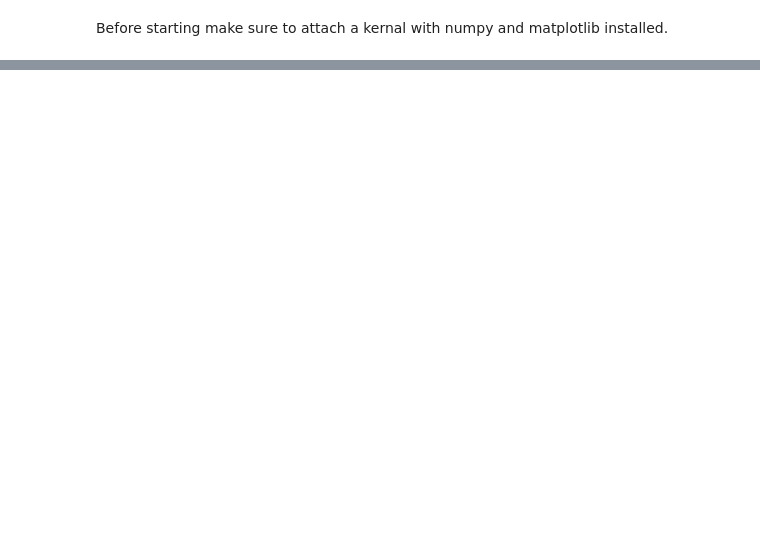
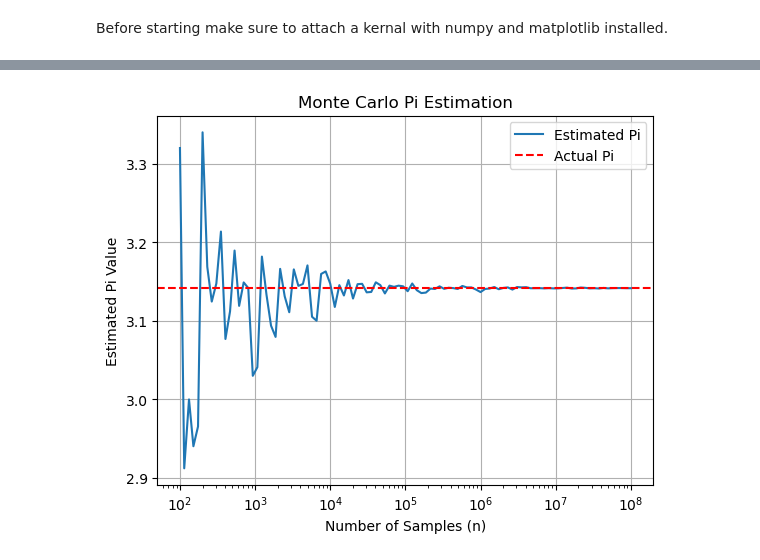
Before and after one commit to BrockBadeaux14/MonteCarloMethodProject, a Jupyter notebook: notebooks/badeaux_brock.ipynb, the cells around one changed output, grey strips where cells are left out. Cells and saved outputs as stored; diff of their text form; code cells hidden in the pictures; blank space fills up the shorter version.

```diff
--- a/notebooks/badeaux_brock.ipynb
+++ b/notebooks/badeaux_brock.ipynb
@@ -34,35 +79,22 @@ def estimate_pi(n):
 # %%
 #Part 2 Convergence with n_range
-#make n_range by estimation type array to store pi estimates for differnt functions
-
 n_range = np.logspace(2, 8, num = 100, base=10, dtype = 'int64')
-est_pi_list = np.zeros((100,), dtype=np.float64)
+pi_est_list = np.zeros((100,), dtype=np.float64)
 error_list = np.zeros((100,), dtype=np.float64)
 
 for i, n in enumerate(n_range):
-    est_pi = estimate_pi(n)
-    est_pi_list[i] = est_pi
-    error_list[i] = abs(est_pi - pi)
+    pi_est = estimate_pi(n)
+    pi_est_list[i] = pi_est
+    error_list[i] = abs(pi_est - pi)
 
 #Plotting results
-plt.figure(figsize=(10,5))
-plt.subplot(1,2,1)
-plt.plot(n_range, est_pi_list, label='Estimated Pi')
+plt.plot(n_range, pi_est_list , label='Estimated Pi')
 plt.axhline(y=pi, color='r', linestyle='--', label='Actual Pi')
 plt.xscale('log')
 plt.xlabel('Number of Samples (n)')
 plt.ylabel('Estimated Pi Value')
 plt.title('Monte Carlo Pi Estimation')
 plt.legend()
 plt.grid()
-plt.subplot(1,2,2)
-plt.plot(n_range, error_list, label='Absolute Error', color='orange')
-plt.xscale('log')
-plt.yscale('log')
-plt.xlabel('Number of Samples (n)')
-plt.ylabel('Absolute Error')
-plt.title('Error in Pi Estimation')
-plt.legend()
-plt.grid()
-plt.tight_layout()
-plt.show()
+# %% [output]
+[figure, added]
```
Also changed, not shown: parts of 16 cells of this notebook, 2 other files.
